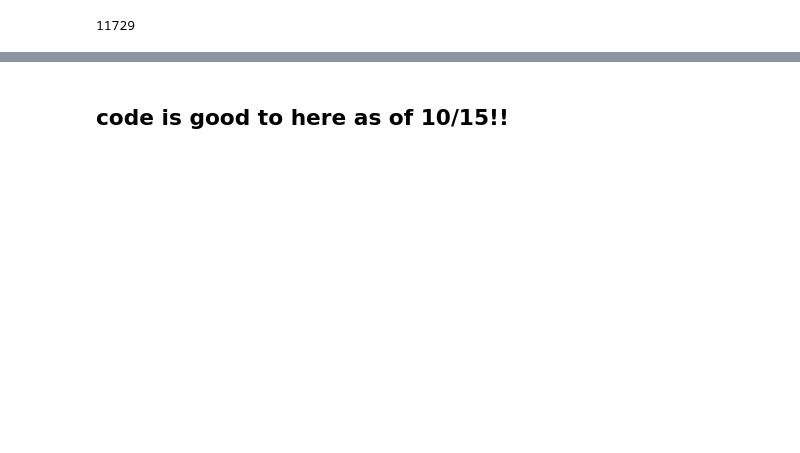
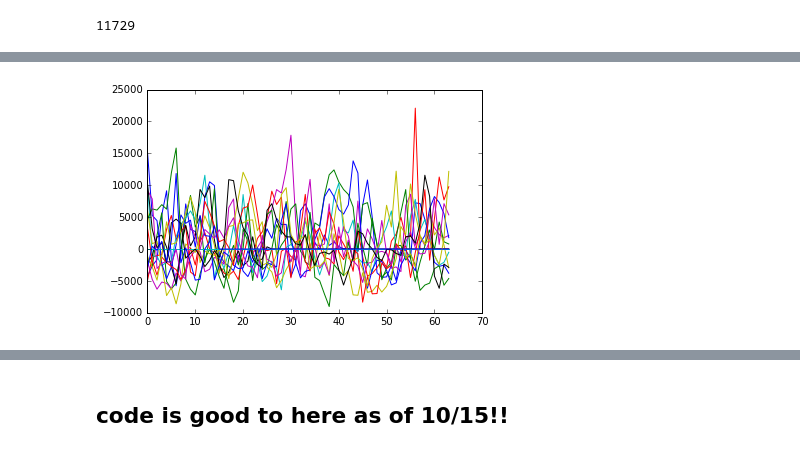
Before and after one commit to ajlemma/maxij, a Jupyter notebook: crosspower_redo_analysis_nov19_prettygood.ipynb, the cells around one changed output, grey strips where cells are left out. Saved outputs shown, nothing was run; the diff lists cells and outputs as text; code cells hidden in the pictures; blank space fills up the shorter version.

Commit message:
overlap chunks defined by x-ray

```diff
--- a/crosspower_redo_analysis_nov19_prettygood.ipynb
+++ b/crosspower_redo_analysis_nov19_prettygood.ipynb
@@ -166,0 +124,14 @@ IndexError: index 803 is out of bounds for axis 0 with size 803
+# %%
+## keep just overlapping data
+ticks = np.arange(len(xts))
+superchunk_lists= [list(zip(*group)) for k, group in groupby(zip(ticks,xts), lambda x: x[1] == 0) if not k]
+n_superchunks = np.shape(superchunk_lists)[0]
+t_init = []
+for x in superchunk_lists:
+    print np.shape(x), np.min(x[0]), np.max(x[0])
+    print x[1][0], xts[np.min(x[0])]
+    print x[1][len(x[1])-1], xts[np.max(x[0])]
+    t_init.append(tts[np.min(x[0])])
+print t_init
+
+## can look at times and combine some of them by hand if necessary????
@@ -166,0 +159,84 @@ IndexError: index 803 is out of bounds for axis 0 with size 803
+# %%
+## just dealing with overlap data
+## split into 64s chunks
+csize = 64
+k = 0
+datadict = {}
+for i in np.arange(n_superchunks):
+    print "contiguous x-ray data segment: ", i
+    print "initial time: ", t_init[i]
+    x = superchunk_lists[i]
+    superchunk_size = np.shape(x)[1]
+    tickdata = x[0]
+    actualtimedata = [optical_time_seconds[n] for n in tickdata]
+    xdata = [xts[n] for n in tickdata]
+    odata = [ots[n] for n in tickdata]
+    tdata = [tts[n] for n in tickdata]
+    chunkticks = np.arange(csize)
+#     plt.plot(actualtimedata,xdata,'.')
+
+    xts_c = chunks(xdata,csize)
+    ots_c = chunks(odata,csize)
+    tts_c = chunks(tdata,csize)
+    time_c = chunks(actualtimedata,csize)
+    tc = np.arange(csize)
+    ctot = len(ots_c)
+    print "# of chunks in this segment: ", ctot
+    print
+
+    for c in xrange(ctot):
+        # cm = median-subtracted cleaned timeseries
+        xts_cm = np.zeros(np.shape(xts_c[c]))
+        ots_cm = np.zeros(np.shape(ots_c[c]))
+        tts_cm = np.zeros(np.shape(tts_c[c]))
+
+
+        #m is the median of the timeseries
+        xts_m = np.median(xts_c[c][xts_c[c]>0])
+        ots_m = np.median(ots_c[c][ots_c[c]>0])
+        tts_m = np.median(tts_c[c][tts_c[c]>0])
+
+        # fixed = set zeroes equal to median
+        xts_f = xts_cm + xts_m
+        ots_f = ots_cm + ots_m
+        tts_f = tts_cm + tts_m
+
+        for i in xrange(ntot):
+            if xts_c[c][i] > 0:
+                xts_cm[i] = xts_c[c][i]-xts_m
+                xts_f[i] = xts_c[c][i]
+            if ots_c[c][i] > 0:
+                ots_cm[i] = ots_c[c][i]-ots_m
+                ots_f[i] = ots_c[c][i]
+            if tts_c[c][i] > 0:
+                tts_cm[i] = tts_c[c][i]-tts_m
+                tts_f[i] = tts_c[c][i]
+
+#         print xts_cm
+        plt.plot(tc,xts_cm) #all 64-s chunks of data, overlapping
+        chunkID = np.arange(ctot)
+        chunkdict = {'unix_time':time_c[c],
+                     'chunktime':tc,
+                     'xray_maxij_clean_ts':xts_c[c],
+                     'rho_maxij_clean_ts':ots_c[c],
+                     'rho_tycho_clean_ts':tts_c[c],
+
+                     'xray_maxij_fixed_ts':xts_f,
+                     'rho_maxij_fixed_ts': ots_f,
+                     'rho_tycho_fixed_ts': tts_f,
+
+                     'xray_maxij_med_ts': xts_cm,
+                     'rho_maxij_med_ts': ots_cm,
+                     'rho_tycho_med_ts': tts_cm
+                    }
+
+    #     print c
+    #     print ots_cm
+        chunkframe = pd.DataFrame(chunkdict, index=tc)
+        datadict[str(k)]= chunkframe
+#         print "k = ", k
+        k+=1
+print 'total # of overlapping chunks:', len(datadict)
+ochunk_datadict = datadict
+ochunk_keys = np.arange(k)
+# %% [output]
@@ -166,0 +260 @@ IndexError: index 803 is out of bounds for axis 0 with size 803
+[figure, added]
```
Also changed, not shown: parts of 45 cells of this notebook.
